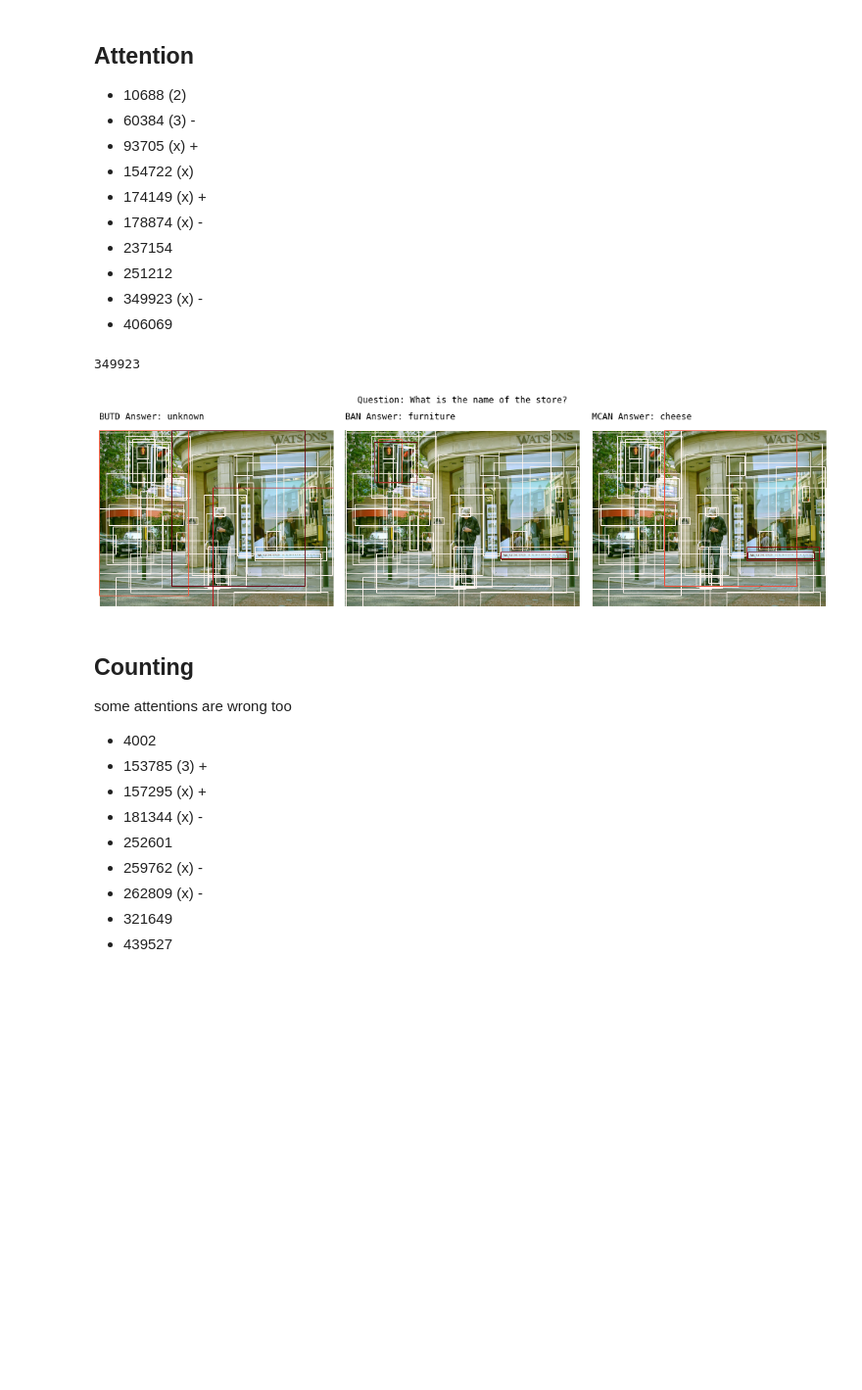
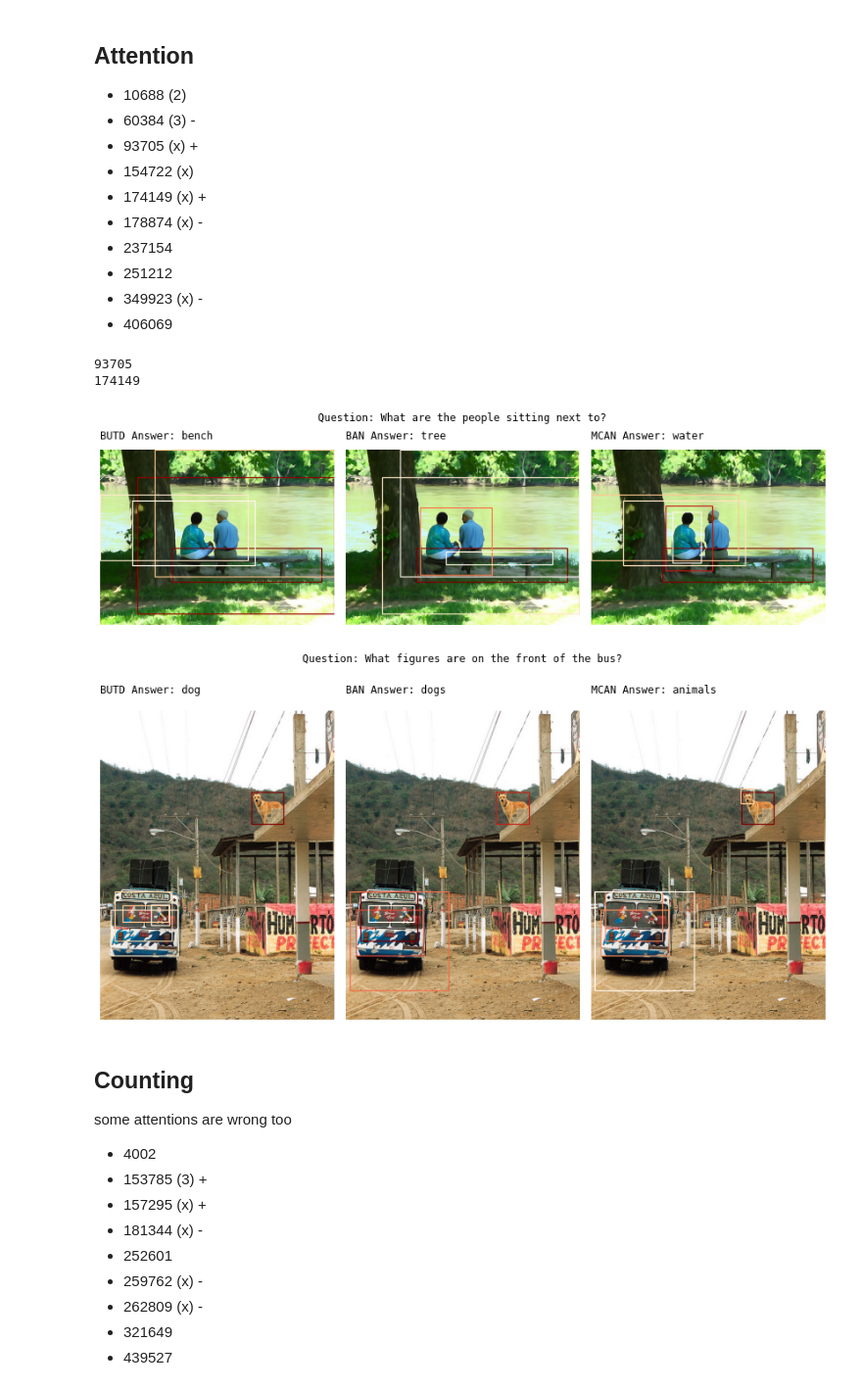
Before and after one commit to zhaoyi3264/openvqa, a Jupyter notebook: visualization.ipynb, the cells around one changed output. Shown at 98% size. Drawn from its saved outputs; the diff is of its cells as text; code cells hidden in the pictures; blank space fills up the shorter version.

```diff
--- a/visualization.ipynb
+++ b/visualization.ipynb
@@ -119,39 +117,0 @@ visualize_ques_ans_random(df)
-# %%
-def visualize_bbox(row, k=5):
-    fig, axs = plt.subplots(1, 3, figsize=(18, 6))
-    fig.text(0.5, 1.15, f'Question: {row["question"]}', transform=axs[1].transAxes, va='bottom', ha='center')
-    plt.subplots_adjust(wspace=0.05)
-
-    with np.load(f'data/vqa/feats/test2015/COCO_test2015_000000{row["image_id"]:06}.jpg.npz') as npz:
-        image_info = dict(zip(npz.files, npz.values()))
-
-    keys = ['answer_butd', 'answer_ban', 'answer_mcan']
-    atts = [att_weight_butd, att_weight_ban, att_weight_mcan]
-
-    for ax, key, att in zip(axs, keys, atts):
-        show_image(row['image_id'], ax)
-        text = f'{key.split("_")[1].upper()} Answer: {row[key]}'
-        ax.text(0, 1.05, text, transform=ax.transAxes, va='bottom', ha='left')
-        ax.set_axis_off()
-
-        att = att[row.name][:image_info['num_bbox']]
-        idx = att.argsort()
-        att = att[idx]
-        norm = mpl.colors.Normalize()
-        cmap = plt.cm.Reds
-        norm(att[-k:])
-        colors = cmap(norm(att))
-        bboxes = image_info['bbox'][idx]
-
-        for bbox, color in zip(bboxes, colors):
-            x0, y0, x1, y1 = bbox
-            bbox_patch = mpl.patches.Rectangle((x0, y0), x1-x0, y1-y0, fill=False, edgecolor=color)
-            ax.add_patch(bbox_patch)
-
-def visualize_bbox_random(df, idx=None, k=5):
-    if not idx:
-        idx = np.random.choice(df.index)
-    print(idx)
-    visualize_bbox(df.loc[idx], k)
-
-visualize_bbox_random(df)
@@ -243,11 +209,15 @@ all_diff_df.head()
 - 251212
 - 349923 (x) -
 - 406069
-# %%
-visualize_bbox_random(all_diff_df, 349923)
-# %% [output]
-349923
-[figure, removed]
+# %%
+for i, idx in enumerate([93705, 174149]):
+    visualize_bbox(all_diff_df, idx, figsize=(12,8))
+    plt.savefig(f'figures/attention_{i}.png')
+# %% [output]
+93705
+174149
+[figure, added]
+[figure, added]
 # %% [markdown]
 ## Counting
 
```
Also changed, not shown: parts of 10 cells of this notebook, 6 other files.
